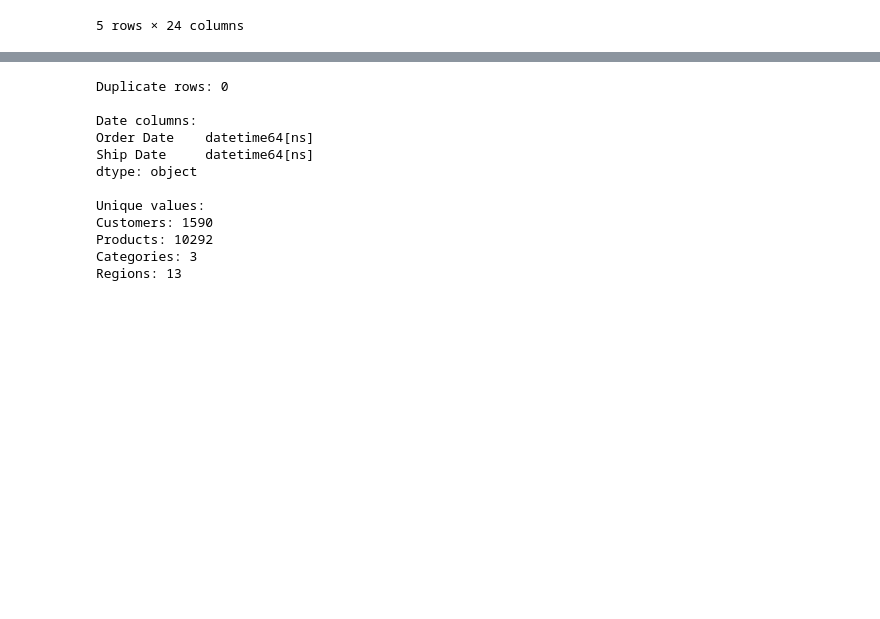
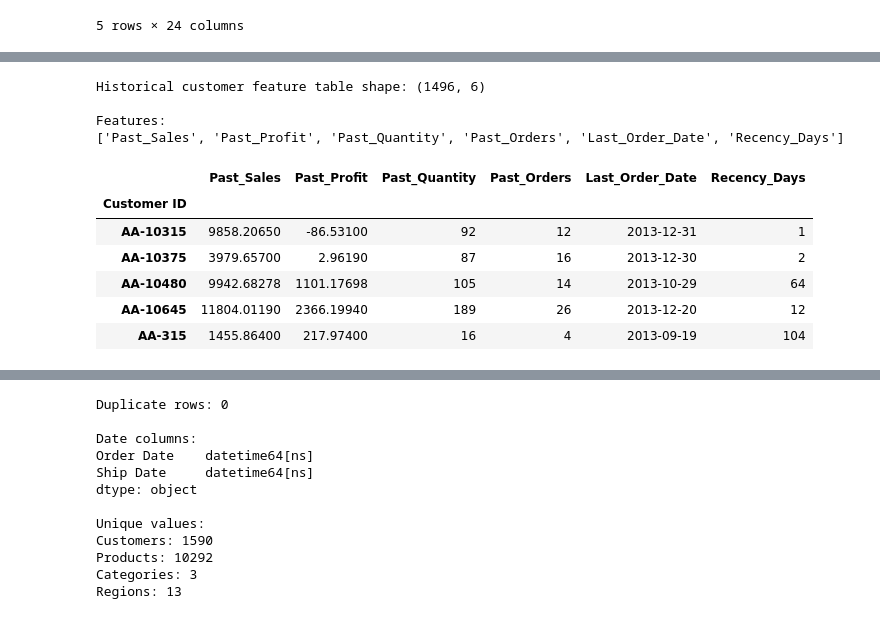
Before and after one commit to shaurya3000/E-Commerce-Data-Science, a Jupyter notebook: analysis/ecommerce_analysis.ipynb, the cells around one changed output, grey strips where cells are left out. Saved outputs shown, nothing was run; the diff lists cells and outputs as text; code cells hidden in the pictures; blank space fills up the shorter version.

```diff
--- a/analysis/ecommerce_analysis.ipynb
+++ b/analysis/ecommerce_analysis.ipynb
@@ -62,0 +88,39 @@ dtype: object
+# %%
+# Build Historical Customer Features
+
+# Use only 2011-2013 behavior as model features
+historical_features = train_data.groupby("Customer ID").agg(
+    Past_Sales=("Sales", "sum"),
+    Past_Profit=("Profit", "sum"),
+    Past_Quantity=("Quantity", "sum"),
+    Past_Orders=("Order ID", "nunique"),
+    Last_Order_Date=("Order Date", "max")
+)
+
+# Recency: days since the customer's last order before 2014
+historical_features["Recency_Days"] = (
+    cutoff_date - historical_features["Last_Order_Date"]
+).dt.days
+
+# Keep only customers who also appear in the future period
+historical_features = historical_features[
+    historical_features.index.isin(overlap)
+].copy()
+
+print("Historical customer feature table shape:", historical_features.shape)
+print("\nFeatures:")
+print(historical_features.columns.tolist())
+
+historical_features.head()
+# %% [output]
+Historical customer feature table shape: (1496, 6)
+
+Features:
+['Past_Sales', 'Past_Profit', 'Past_Quantity', 'Past_Orders', 'Last_Order_Date', 'Recency_Days']
+|  | Past_Sales | Past_Profit | Past_Quantity | Past_Orders | Last_Order_Date | Recency_Days |
+| Customer ID |  |  |  |  |  |  |
+| AA-10315 | 9858.20650 | -86.53100 | 92 | 12 | 2013-12-31 | 1 |
+| AA-10375 | 3979.65700 | 2.96190 | 87 | 16 | 2013-12-30 | 2 |
+| AA-10480 | 9942.68278 | 1101.17698 | 105 | 14 | 2013-10-29 | 64 |
+| AA-10645 | 11804.01190 | 2366.19940 | 189 | 26 | 2013-12-20 | 12 |
+| AA-315 | 1455.86400 | 217.97400 | 16 | 4 | 2013-09-19 | 104 |
```
Also changed, not shown: parts of 20 cells of this notebook, 1 other file.
